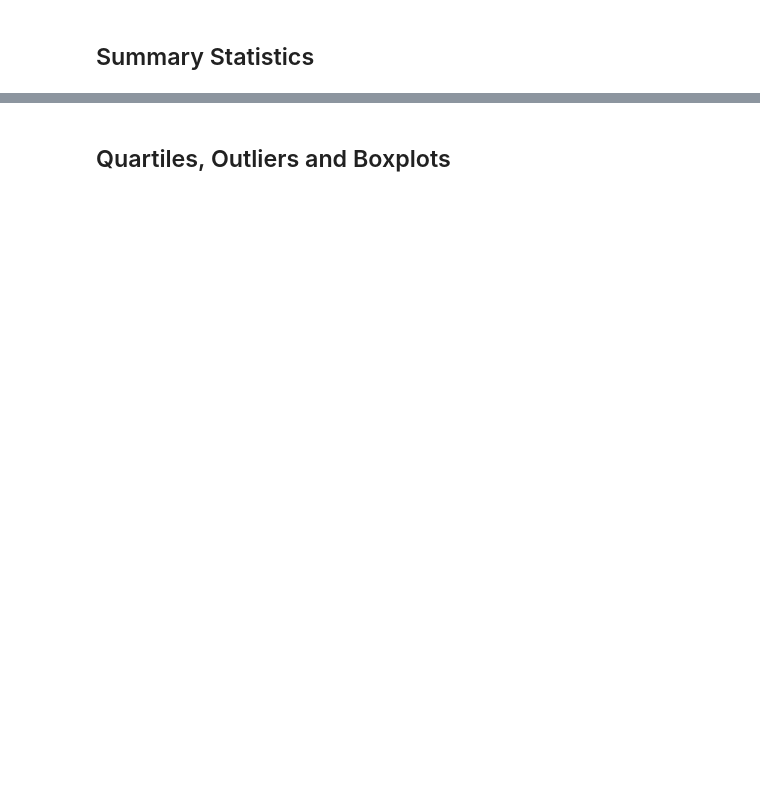
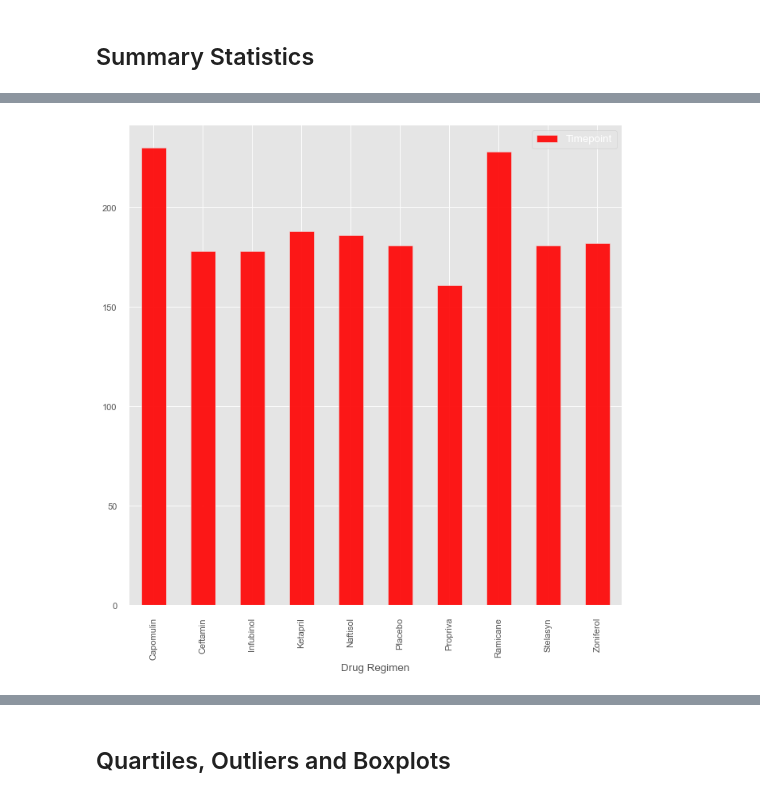
Before and after one commit to pandeysudip/Pharmaceutical-Data-Visulization, a Jupyter notebook: pymaceutical.ipynb, the cells around one changed output, grey strips where cells are left out. Cells and saved outputs as stored; diff of their text form; code cells hidden in the pictures; blank space fills up the shorter version.

```diff
--- a/pymaceutical.ipynb
+++ b/pymaceutical.ipynb
@@ -277,0 +365,3 @@ df_combined.duplicated(subset=['Mouse ID']).sum()
+# %%
+df_time=df_combined.groupby('Drug Regimen').count().reset_index()
+df_time
@@ -278,2 +380,7 @@ df_combined.duplicated(subset=['Mouse ID']).sum()
 # %%
 # Generate a bar plot showing the total number of timepoints for all mice tested for each drug regimen using Pandas.
+fig, ax=plt.subplots(figsize=(10,10))
+df_time.plot(x='Drug Regimen', y='Timepoint',kind='bar',color='red', alpha=0.9, align='center', ax=ax)
+plt.show()
+# %% [output]
+[figure, added]
```
Also changed, not shown: parts of 40 cells of this notebook, 1 other file.
